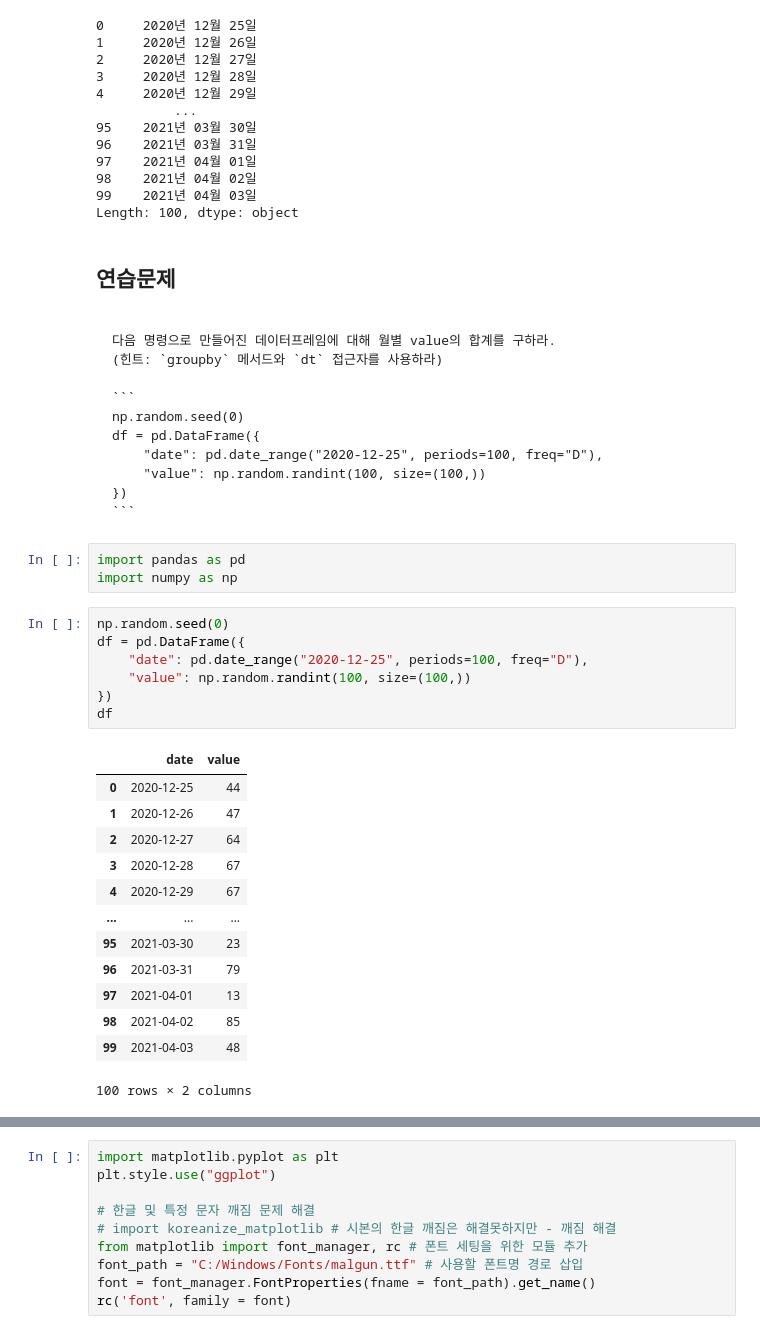
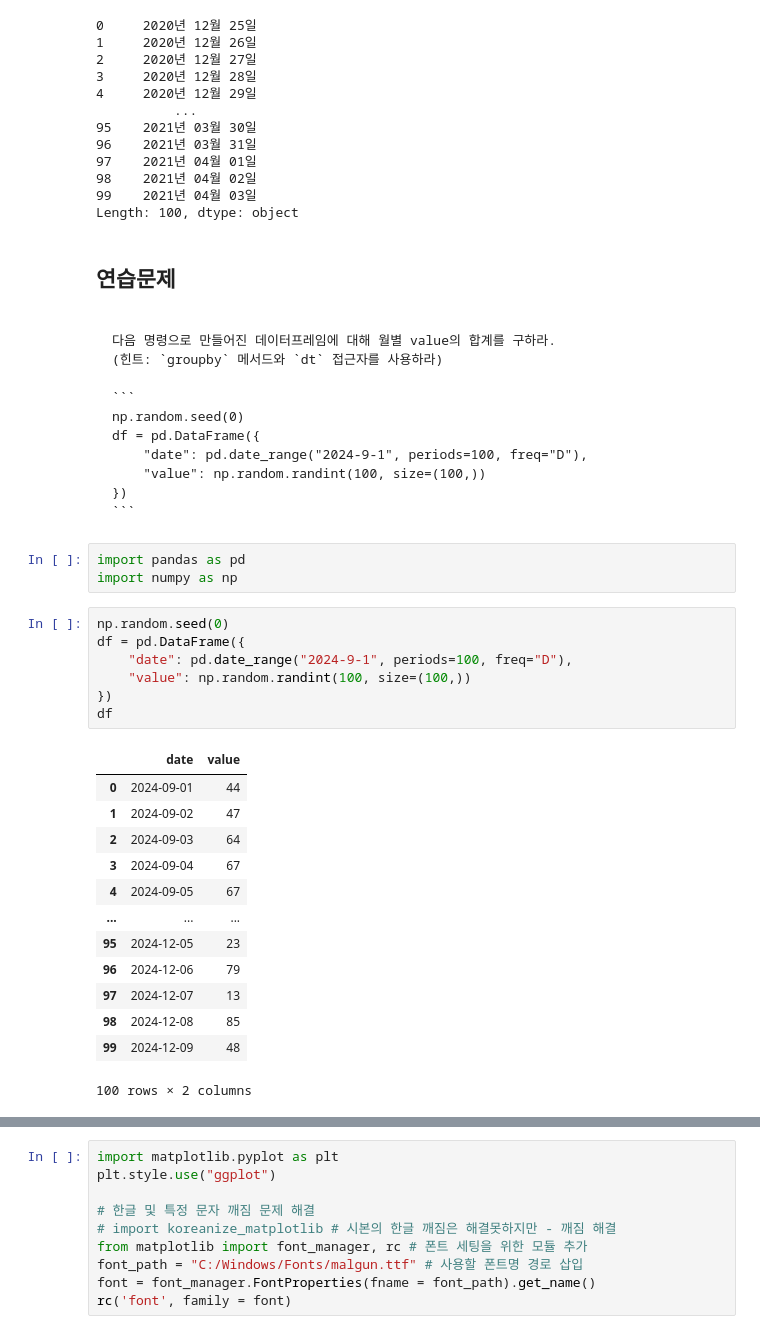
Before and after one commit to YeonsuJI/WASSUP4, a Jupyter notebook: 01_Python-Grammar/Numpy, pandas/02_08_Pandas 시계열 자료 다루기.ipynb, the cells around one changed output, grey strips where cells are left out. Cells and saved outputs as stored; diff of their text form.

````diff
--- a/01_Python-Grammar/Numpy, pandas/02_08_Pandas 시계열 자료 다루기.ipynb
+++ b/01_Python-Grammar/Numpy, pandas/02_08_Pandas 시계열 자료 다루기.ipynb
@@ -571,7 +594,7 @@ Length: 100, dtype: object
 ```
 np.random.seed(0)
 df = pd.DataFrame({
-    "date": pd.date_range("2020-12-25", periods=100, freq="D"),
+    "date": pd.date_range("2024-9-1", periods=100, freq="D"),
     "value": np.random.randint(100, size=(100,))
 })
 ```
@@ -582,23 +605,23 @@ import numpy as np
 # %%
 np.random.seed(0)
 df = pd.DataFrame({
-    "date": pd.date_range("2020-12-25", periods=100, freq="D"),
+    "date": pd.date_range("2024-9-1", periods=100, freq="D"),
     "value": np.random.randint(100, size=(100,))
 })
 df
 # %% [output]
 |  | date | value |
-| 0 | 2020-12-25 | 44 |
-| 1 | 2020-12-26 | 47 |
-| 2 | 2020-12-27 | 64 |
-| 3 | 2020-12-28 | 67 |
-| 4 | 2020-12-29 | 67 |
+| 0 | 2024-09-01 | 44 |
+| 1 | 2024-09-02 | 47 |
+| 2 | 2024-09-03 | 64 |
+| 3 | 2024-09-04 | 67 |
+| 4 | 2024-09-05 | 67 |
 | ... | ... | ... |
-| 95 | 2021-03-30 | 23 |
-| 96 | 2021-03-31 | 79 |
-| 97 | 2021-04-01 | 13 |
-| 98 | 2021-04-02 | 85 |
-| 99 | 2021-04-03 | 48 |
+| 95 | 2024-12-05 | 23 |
+| 96 | 2024-12-06 | 79 |
+| 97 | 2024-12-07 | 13 |
+| 98 | 2024-12-08 | 85 |
+| 99 | 2024-12-09 | 48 |
 100 rows × 2 columns
 # %%
 df['month']=df['date'].dt.month
````
Also changed, not shown: parts of 104 cells of this notebook, 10 other files.
